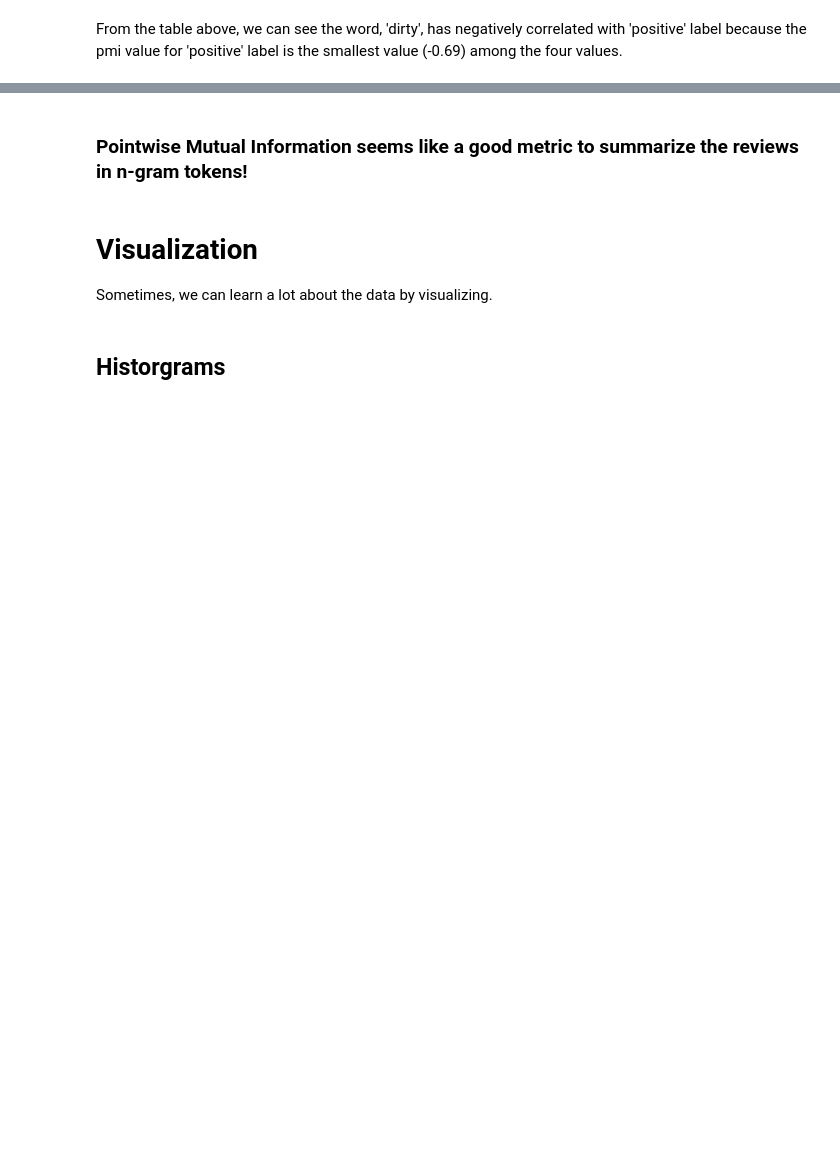
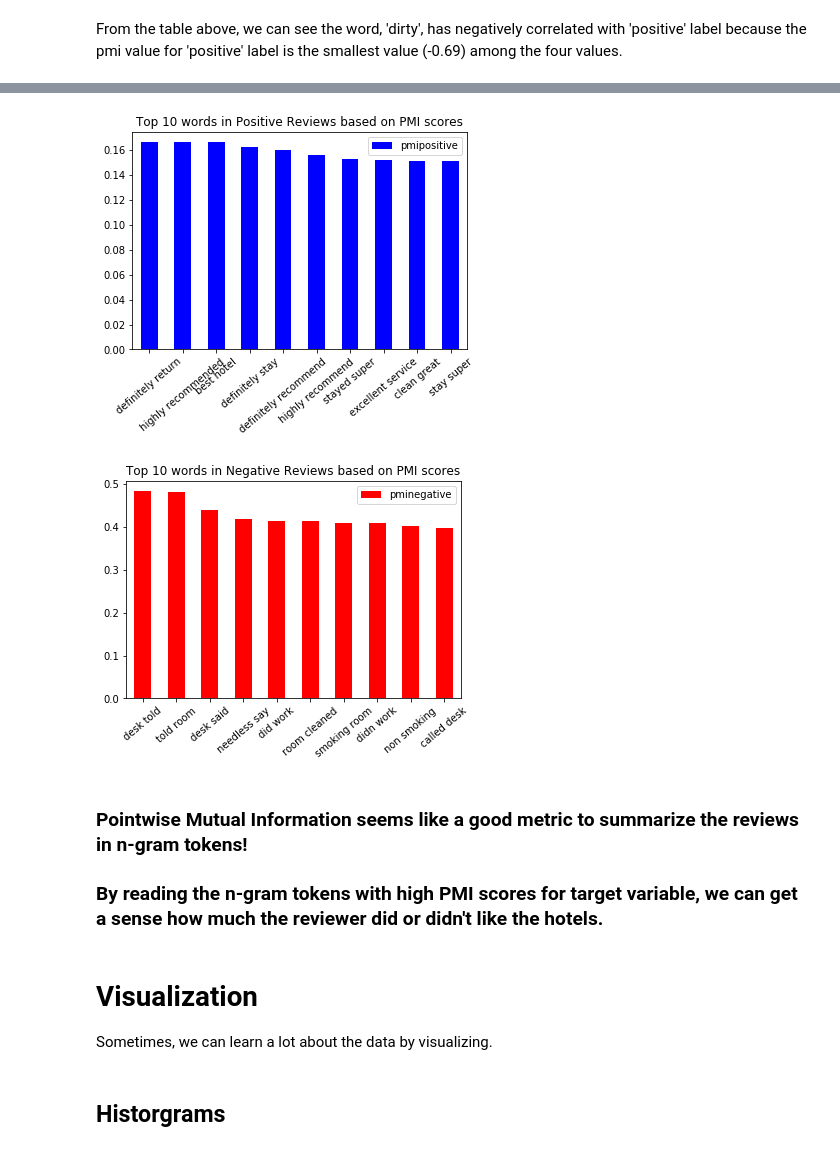
Before and after one commit to joonilahn/Sentiment-Analysis-for-Hotel-Reviews, a Jupyter notebook: Sentiment Analysis - Hotel Reviews.ipynb, the cells around one changed output, grey strips where cells are left out. Saved outputs shown, nothing was run; the diff lists cells and outputs as text; code cells hidden in the pictures; blank space fills up the shorter version.

```diff
--- a/Sentiment Analysis - Hotel Reviews.ipynb
+++ b/Sentiment Analysis - Hotel Reviews.ipynb
@@ -429,5 +475,15 @@ plt.show()
+# %%
+pmiPos_bigram.head(10).plot.bar(rot=40, color='b',
+                                 title='Top 10 words in Positive Reviews based on PMI scores')
+pmiNeg_bigram.head(10).plot.bar(rot=40, color='r',
+                                 title='Top 10 words in Negative Reviews based on PMI scores')
+plt.show()
+# %% [output]
+[figure, added]
+[figure, added]
 # %% [markdown]
 ### Pointwise Mutual Information seems like a good metric to summarize the reviews in n-gram tokens!
+### By reading the n-gram tokens with high PMI scores for target variable, we can get a sense how much the reviewer did or didn't like the hotels.
 # %% [markdown]
 # Visualization
 Sometimes, we can learn a lot about the data by visualizing.
```
Also changed, not shown: parts of 40 cells of this notebook.
